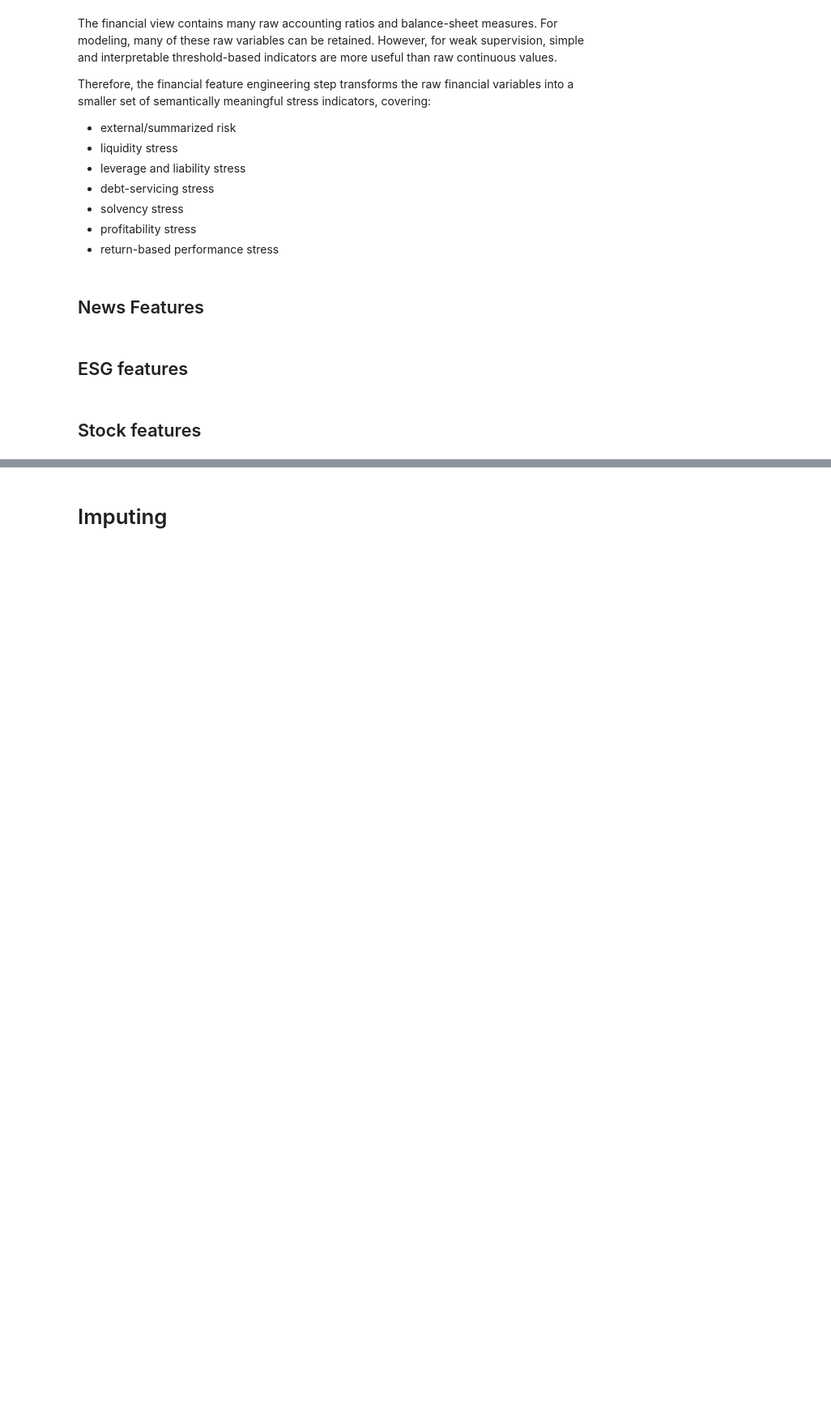
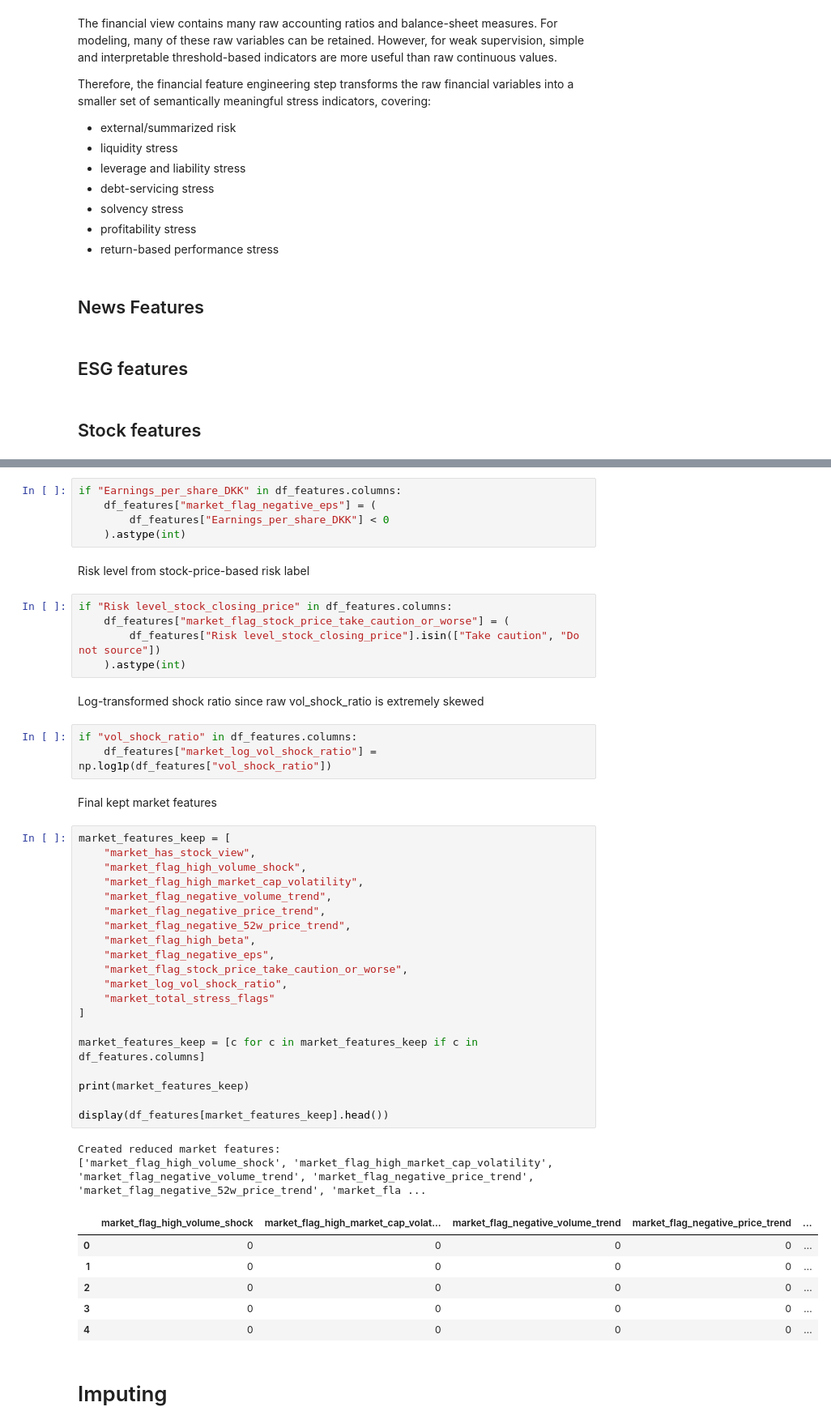
Before and after one commit to ThomasRoennebek/Signal_Fusion_with_Meta-learners-, a Jupyter notebook: Notebooks/Snorkel_labeling.ipynb, the cells around one changed output, grey strips where cells are left out. Shown at 81% size. Drawn from its saved outputs; the diff is of its cells as text; blank space fills up the shorter version.

```diff
--- a/Notebooks/Snorkel_labeling.ipynb
+++ b/Notebooks/Snorkel_labeling.ipynb
@@ -1255,2 +1333,50 @@ Therefore, the financial feature engineering step transforms the raw financial v
+# %%
+if "Earnings_per_share_DKK" in df_features.columns:
+    df_features["market_flag_negative_eps"] = (
+        df_features["Earnings_per_share_DKK"] < 0
+    ).astype(int)
+# %% [markdown]
+Risk level from stock-price-based risk label
+# %%
+if "Risk level_stock_closing_price" in df_features.columns:
+    df_features["market_flag_stock_price_take_caution_or_worse"] = (
+        df_features["Risk level_stock_closing_price"].isin(["Take caution", "Do not source"])
+    ).astype(int)
+# %% [markdown]
+Log-transformed shock ratio since raw vol_shock_ratio is extremely skewed
+# %%
+if "vol_shock_ratio" in df_features.columns:
+    df_features["market_log_vol_shock_ratio"] = np.log1p(df_features["vol_shock_ratio"])
+# %% [markdown]
+Final kept market features
+# %%
+market_features_keep = [
+    "market_has_stock_view",
+    "market_flag_high_volume_shock",
+    "market_flag_high_market_cap_volatility",
+    "market_flag_negative_volume_trend",
+    "market_flag_negative_price_trend",
+    "market_flag_negative_52w_price_trend",
+    "market_flag_high_beta",
+    "market_flag_negative_eps",
+    "market_flag_stock_price_take_caution_or_worse",
+    "market_log_vol_shock_ratio",
+    "market_total_stress_flags"
+]
+
+market_features_keep = [c for c in market_features_keep if c in df_features.columns]
+
+print(market_features_keep)
+
+display(df_features[market_features_keep].head())
+# %% [output]
+Created reduced market features:
+['market_flag_high_volume_shock', 'market_flag_high_market_cap_volatility', 'market_flag_negative_volume_trend', 'market_flag_negative_price_trend', 'market_flag_negative_52w_price_trend', 'market_fla ...
+|  | market_flag_high_volume_shock | market_flag_high_market_cap_volat... | market_flag_negative_volume_trend | market_flag_negative_price_trend | ... |
+| 0 | 0 | 0 | 0 | 0 | ... |
+| 1 | 0 | 0 | 0 | 0 | ... |
+| 2 | 0 | 0 | 0 | 0 | ... |
+| 3 | 0 | 0 | 0 | 0 | ... |
+| 4 | 0 | 0 | 0 | 0 | ... |
 # %% [markdown]
 # Imputing
```
Also changed, not shown: parts of 21 cells of this notebook, 1 other file.
